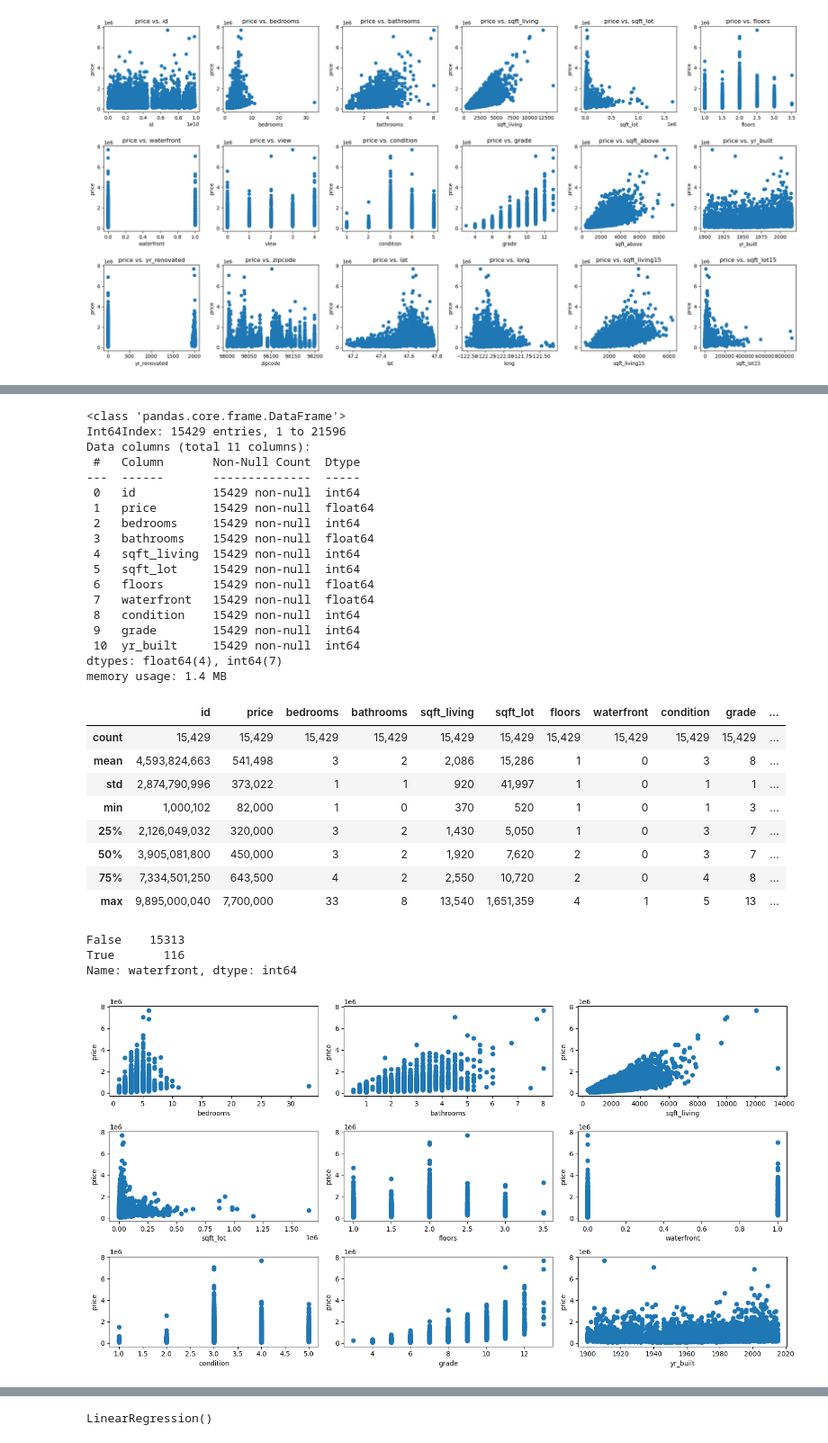
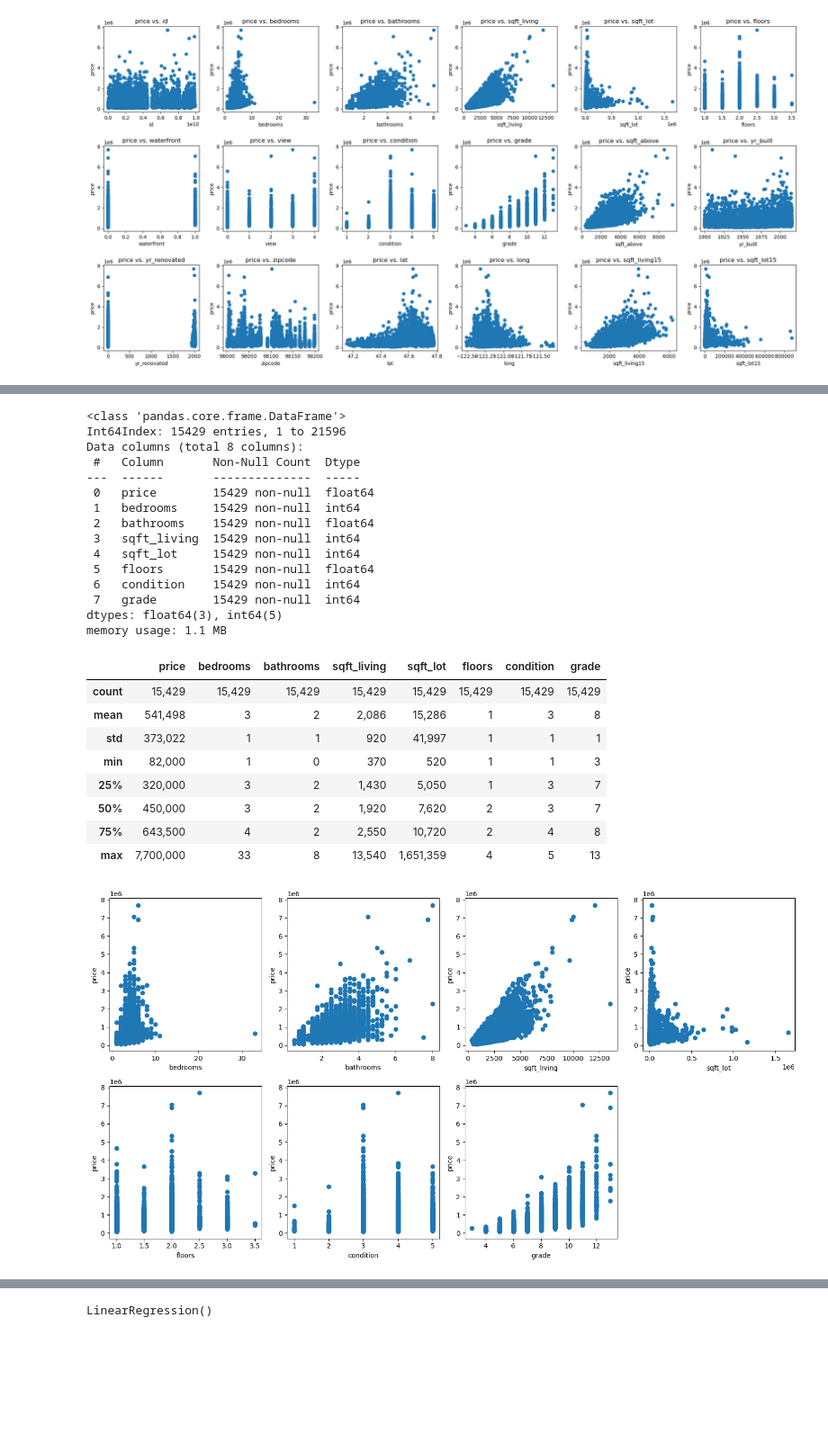
Before and after one commit to RyanKeats88/dsc-phase-2-project, a Jupyter notebook: student.ipynb, the cells around one changed output, grey strips where cells are left out. Shown: that part at 90% size. Drawn from its saved outputs; the diff is of its cells as text; code cells hidden in the pictures; blank space fills up the shorter version.

```diff
--- a/student.ipynb
+++ b/student.ipynb
@@ -256,8 +256,8 @@ df1.replace('?', np.nan, inplace=True)
 # Drop rows with missing values
 df1.dropna(inplace=True)
 # Specify the columns to remove
-cols_to_remove = ['date', 'view', 'sqft_above', 'sqft_basement', 'yr_renovated',
-                  'zipcode', 'lat', 'long', 'sqft_living15', 'sqft_lot15']
+cols_to_remove = ['id','date', 'waterfront', 'view', 'sqft_above', 'sqft_basement', 'yr_renovated',
+                  'zipcode', 'lat', 'long', 'sqft_living15', 'sqft_lot15','yr_built']
 # Drop the specified columns
 df2 = df1.drop(columns=cols_to_remove)
 # Specify the new filename
@@ -323,62 +317,46 @@ df2.info()
 # %% [output]
 <class 'pandas.core.frame.DataFrame'>
 Int64Index: 15429 entries, 1 to 21596
-Data columns (total 11 columns):
+Data columns (total 8 columns):
  #   Column       Non-Null Count  Dtype
 ---  ------       --------------  -----
- 0   id           15429 non-null  int64
- 1   price        15429 non-null  float64
- 2   bedrooms     15429 non-null  int64
- 3   bathrooms    15429 non-null  float64
- 4   sqft_living  15429 non-null  int64
- 5   sqft_lot     15429 non-null  int64
- 6   floors       15429 non-null  float64
- 7   waterfront   15429 non-null  float64
- 8   condition    15429 non-null  int64
- 9   grade        15429 non-null  int64
- 10  yr_built     15429 non-null  int64
-dtypes: float64(4), int64(7)
-memory usage: 1.4 MB
+ 0   price        15429 non-null  float64
+ 1   bedrooms     15429 non-null  int64
+ 2   bathrooms    15429 non-null  float64
+ 3   sqft_living  15429 non-null  int64
+ 4   sqft_lot     15429 non-null  int64
+ 5   floors       15429 non-null  float64
+ 6   condition    15429 non-null  int64
+ 7   grade        15429 non-null  int64
+dtypes: float64(3), int64(5)
+memory usage: 1.1 MB
 # %%
 # Returns a descriptive analysis of the updated df2
 df2.describe()
 # %% [output]
-|  | id | price | bedrooms | bathrooms | sqft_living | sqft_lot | floors | waterfront | condition | grade | ... |
-| count | 15,429 | 15,429 | 15,429 | 15,429 | 15,429 | 15,429 | 15,429 | 15,429 | 15,429 | 15,429 | ... |
-| mean | 4,593,824,663 | 541,498 | 3 | 2 | 2,086 | 15,286 | 1 | 0 | 3 | 8 | ... |
-| std | 2,874,790,996 | 373,022 | 1 | 1 | 920 | 41,997 | 1 | 0 | 1 | 1 | ... |
-| min | 1,000,102 | 82,000 | 1 | 0 | 370 | 520 | 1 | 0 | 1 | 3 | ... |
-| 25% | 2,126,049,032 | 320,000 | 3 | 2 | 1,430 | 5,050 | 1 | 0 | 3 | 7 | ... |
-| 50% | 3,905,081,800 | 450,000 | 3 | 2 | 1,920 | 7,620 | 2 | 0 | 3 | 7 | ... |
-| 75% | 7,334,501,250 | 643,500 | 4 | 2 | 2,550 | 10,720 | 2 | 0 | 4 | 8 | ... |
-| max | 9,895,000,040 | 7,700,000 | 33 | 8 | 13,540 | 1,651,359 | 4 | 1 | 5 | 13 | ... |
+|  | price | bedrooms | bathrooms | sqft_living | sqft_lot | floors | condition | grade |
+| count | 15,429 | 15,429 | 15,429 | 15,429 | 15,429 | 15,429 | 15,429 | 15,429 |
+| mean | 541,498 | 3 | 2 | 2,086 | 15,286 | 1 | 3 | 8 |
+| std | 373,022 | 1 | 1 | 920 | 41,997 | 1 | 1 | 1 |
+| min | 82,000 | 1 | 0 | 370 | 520 | 1 | 1 | 3 |
+| 25% | 320,000 | 3 | 2 | 1,430 | 5,050 | 1 | 3 | 7 |
+| 50% | 450,000 | 3 | 2 | 1,920 | 7,620 | 2 | 3 | 7 |
+| 75% | 643,500 | 4 | 2 | 2,550 | 10,720 | 2 | 4 | 8 |
+| max | 7,700,000 | 33 | 8 | 13,540 | 1,651,359 | 4 | 5 | 13 |
-# %%
-# DataFrame is called df2 and the column I wanted to analyze is 'waterfront'
-column_data_bool = df2['waterfront'].map({0: False, 1: True})
-# Print the converted column data
-column_data_bool
-# Find the count of False and True values
-value_counts = column_data_bool.value_counts()
-# Display the count of False and True values
-value_counts
-# %% [output]
-False    15313
-True       116
-Name: waterfront, dtype: int64
 # %%
 # Build scatter plots for each independent variable
-ind_vars = ['bedrooms', 'bathrooms', 'sqft_living', 'sqft_lot', 'floors', 'waterfront', 'condition', 'grade', 'yr_built']
+ind_vars = ['bedrooms', 'bathrooms', 'sqft_living', 'sqft_lot', 'floors', 'condition', 'grade']
 dep_var = 'price'
 # Set the size of the overall figure
 plt.figure(figsize=(15, 8))
 for i, var in enumerate(ind_vars, 1):
-    plt.subplot(3, 3, i)
+    plt.subplot(2, 4, i)
     plt.scatter(df2[var], df2[dep_var])
     plt.xlabel(var)
     plt.ylabel(dep_var)
 # Adjust the spacing between subplots
 plt.tight_layout()
 # Display the plots
 plt.show()
 # %% [output]
-[figure, old version]
+[figure, new version]
```
Also changed, not shown: parts of 60 cells of this notebook, 3 other files.
